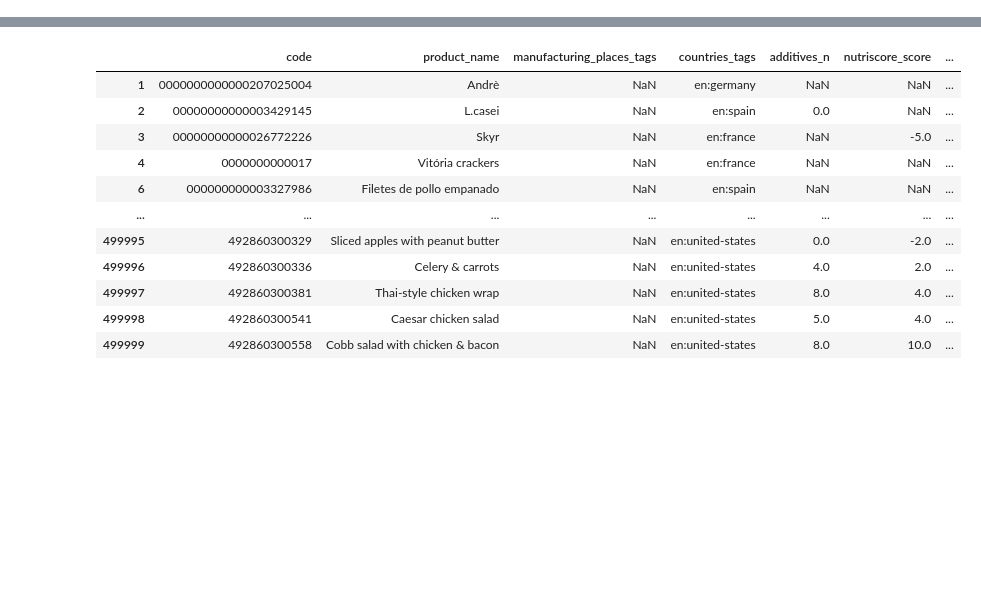
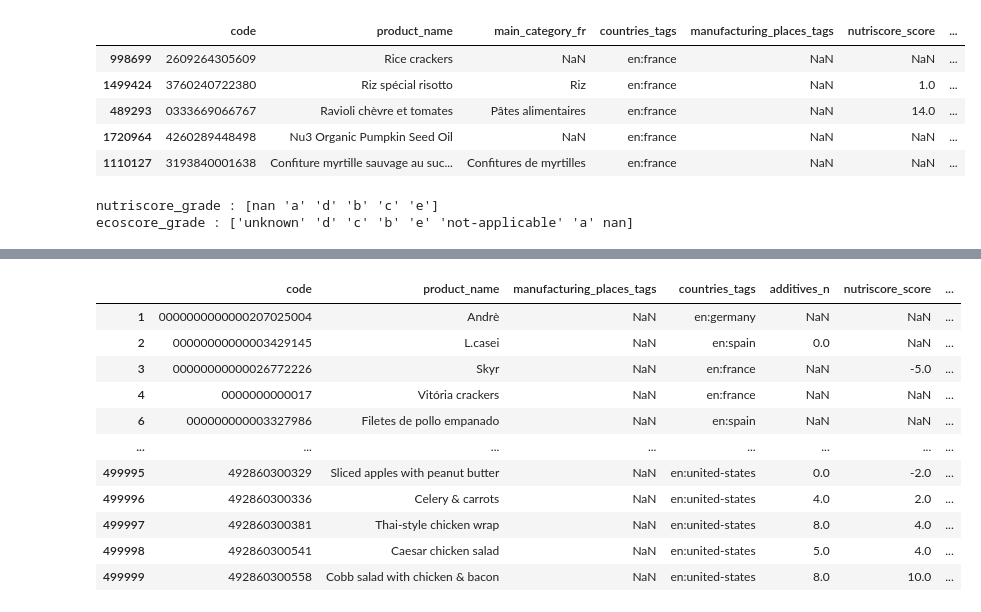
Before and after one commit to degregor69/nutriwise.io-data-analysis, a Jupyter notebook: nutriwise-io_cleaning.ipynb, the cells around one changed output, grey strips where cells are left out. Cells and saved outputs as stored; diff of their text form; code cells hidden in the pictures; blank space fills up the shorter version.

Commit message:
ecoscore_grades and nutriscore_grades cleaned

```diff
--- a/nutriwise-io_cleaning.ipynb
+++ b/nutriwise-io_cleaning.ipynb
@@ -69,0 +61,24 @@ Elapsed time: 6.42 seconds
+# %%
+# Drop rows with the selling countries are not known
+df = df.dropna(subset=['countries_tags'])
+
+
+# Filter the rows with only countries_tags that contains 'france'
+france_df = df[df['countries_tags'].str.contains('france')]
+france_df = france_df[cols]
+france_df_length = len(france_df)
+formatted_france_df_length = format(france_df_length, ',').replace(',', ' ')
+france_df = france_df.drop_duplicates()
+france_df_uniques_length = len(france_df)
+print(f"{france_df_length - france_df_uniques_length} lignes étaient des doublons parfaits.")
+print(f"Au total, il y avait {formatted_total_df_length} lignes dans la base initiale. \nAprès avoir gardé seulement les produits vendus en France, il y a {formatted_france_df_length}, soit {round(france_df_length/total_df_length* 100,2)} % de la base initiale.")
+
+# GRAPH
+values = [total_df_length, france_df_length]
+labels = ["Nombre total de produits", "Nombre de produits fabriqués en France"]
+fig, ax = plt.subplots()
+ax.bar(labels, values, color=['#8E8E8E', '#A9D4FF'])
+ax.set_ylabel('Nombre de produits')
+ax.set_title('Différence entre le total et les produits vendus en France')
+
+plt.show()
@@ -69,0 +126,17 @@ Elapsed time: 6.42 seconds
+# %%
+copied_df = france_df.dropna(subset=['carbon-footprint_100g', 'additives_n', 'sugars_100g', 'fat_100g', 'saturated-fat_100g', 'sodium_100g'], thresh=1)
+copied_df.sample(n=5)
+# %% [output]
+|  | code | product_name | main_category_fr | countries_tags | manufacturing_places_tags | nutriscore_score | ... |
+| 998699 | 2609264305609 | Rice crackers | NaN | en:france | NaN | NaN | ... |
+| 1499424 | 3760240722380 | Riz spécial risotto | Riz | en:france | NaN | 1.0 | ... |
+| 489293 | 0333669066767 | Ravioli chèvre et tomates | Pâtes alimentaires | en:france | NaN | 14.0 | ... |
+| 1720964 | 4260289448498 | Nu3 Organic Pumpkin Seed Oil | NaN | en:france | NaN | NaN | ... |
+| 1110127 | 3193840001638 | Confiture myrtille sauvage au suc... | Confitures de myrtilles | en:france | NaN | NaN | ... |
+# %%
+cols = ['nutriscore_grade', 'ecoscore_grade']
+for col in cols:
+    print(f"{col} : {france_df[col].unique()}")
+# %% [output]
+nutriscore_grade : [nan 'a' 'd' 'b' 'c' 'e']
+ecoscore_grade : ['unknown' 'd' 'c' 'b' 'e' 'not-applicable' 'a' nan]
```
Also changed, not shown: parts of 17 cells of this notebook.
